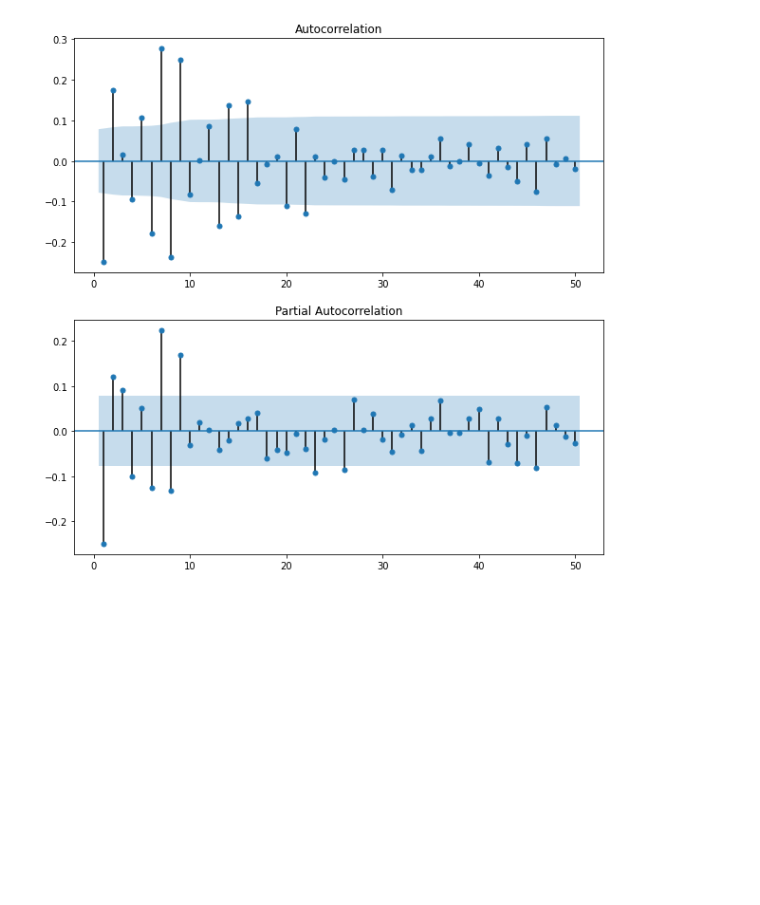
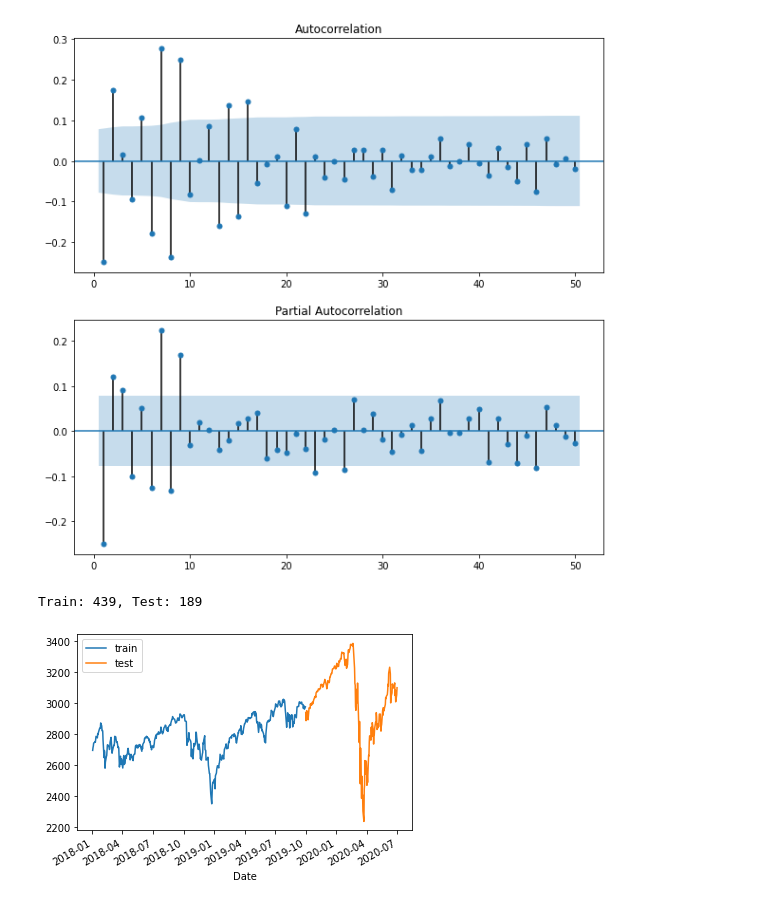
Before and after one commit to jbogocz/arima_garch, a Jupyter notebook: arima.ipynb, the cells around one changed output. Saved outputs shown, nothing was run; the diff lists cells and outputs as text; code cells hidden in the pictures; blank space fills up the shorter version.

Commit message:
train-test split of timeseries

```diff
--- a/arima.ipynb
+++ b/arima.ipynb
@@ -159,3 +157,22 @@ results = arima_model.arima_results()
+# %%
+# Train test split
+def train_test_split(X, size=0.7):
+    train = X[:int(X.shape[0]*size)]
+    test = X[int(X.shape[0]*size):]
+    return train, test
+
+train, test = train_test_split(X=df['Close'], size=0.7)
+print(f'Train: {len(train)}, Test: {len(test)}')
+
+# Plot train & test datasets
+fig, ax = plt.subplots()
+train.plot(ax=ax, label='train')
+test.plot(ax=ax, label='test')
+ax.legend()
+plt.show()
+# %% [output]
+Train: 439, Test: 189
+[figure, added]
 # %%
 # Check residuals
 # Prob(Q) - p-value for null hypothesis that residuals are uncorrelated
```
Also changed, not shown: parts of 1 cell of this notebook.
